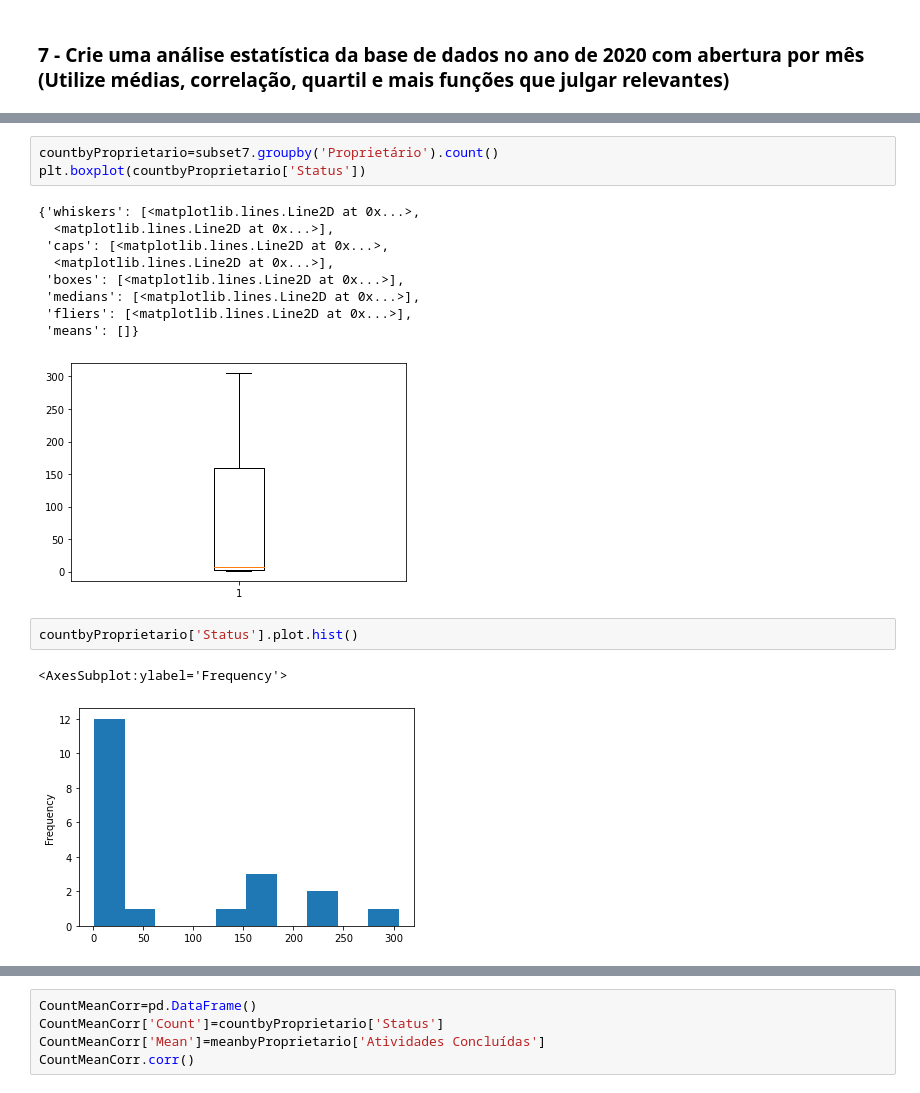
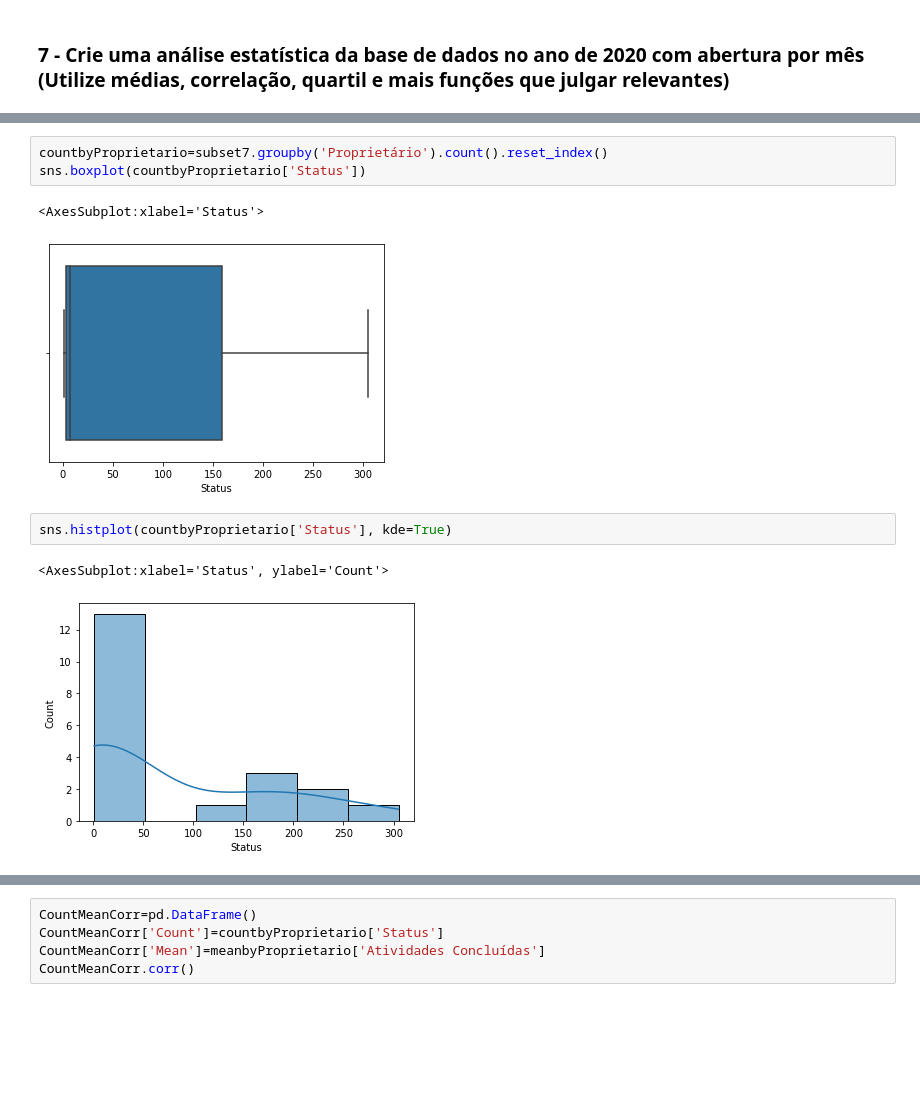
Before and after one commit to lunarti/Data-Challenge, a Jupyter notebook: teste coodesh.ipynb, the cells around one changed output, grey strips where cells are left out. Saved outputs shown, nothing was run; the diff lists cells and outputs as text; blank space fills up the shorter version.

```diff
--- a/teste coodesh.ipynb
+++ b/teste coodesh.ipynb
@@ -158,20 +153,13 @@ See the caveats in the documentation: https://pandas.pydata.org/pandas-docs/stab
 | 75% | 100908.500000 | 6.000000 |
 | max | 101845.000000 | 46.000000 |
 # %%
-countbyProprietario=subset7.groupby('Proprietário').count()
-plt.boxplot(countbyProprietario['Status'])
+countbyProprietario=subset7.groupby('Proprietário').count().reset_index()
+sns.boxplot(countbyProprietario['Status'])
 # %% [output]
-{'whiskers': [<matplotlib.lines.Line2D at 0x...>,
-  <matplotlib.lines.Line2D at 0x...>],
- 'caps': [<matplotlib.lines.Line2D at 0x...>,
-  <matplotlib.lines.Line2D at 0x...>],
- 'boxes': [<matplotlib.lines.Line2D at 0x...>],
- 'medians': [<matplotlib.lines.Line2D at 0x...>],
- 'fliers': [<matplotlib.lines.Line2D at 0x...>],
- 'means': []}
+<AxesSubplot:xlabel='Status'>
-[figure, old version]
+[figure, new version]
 # %%
-countbyProprietario['Status'].plot.hist()
+sns.histplot(countbyProprietario['Status'], kde=True)
 # %% [output]
-<AxesSubplot:ylabel='Frequency'>
+<AxesSubplot:xlabel='Status', ylabel='Count'>
-[figure, old version]
+[figure, new version]
```
Also changed, not shown: parts of 17 cells of this notebook.
